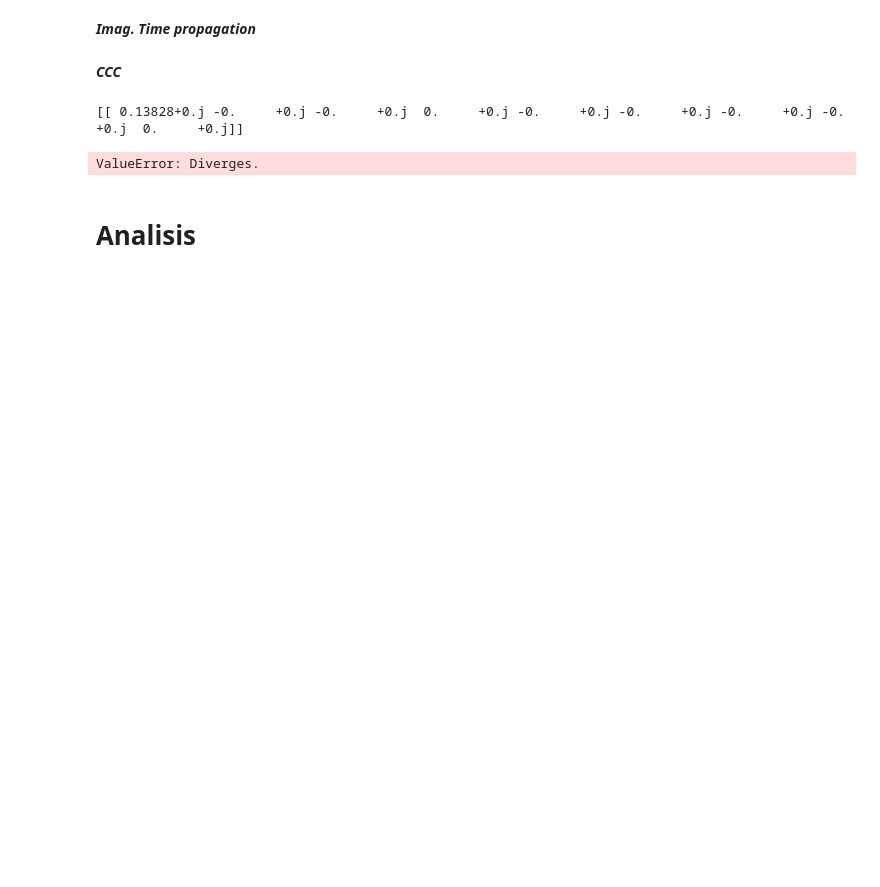
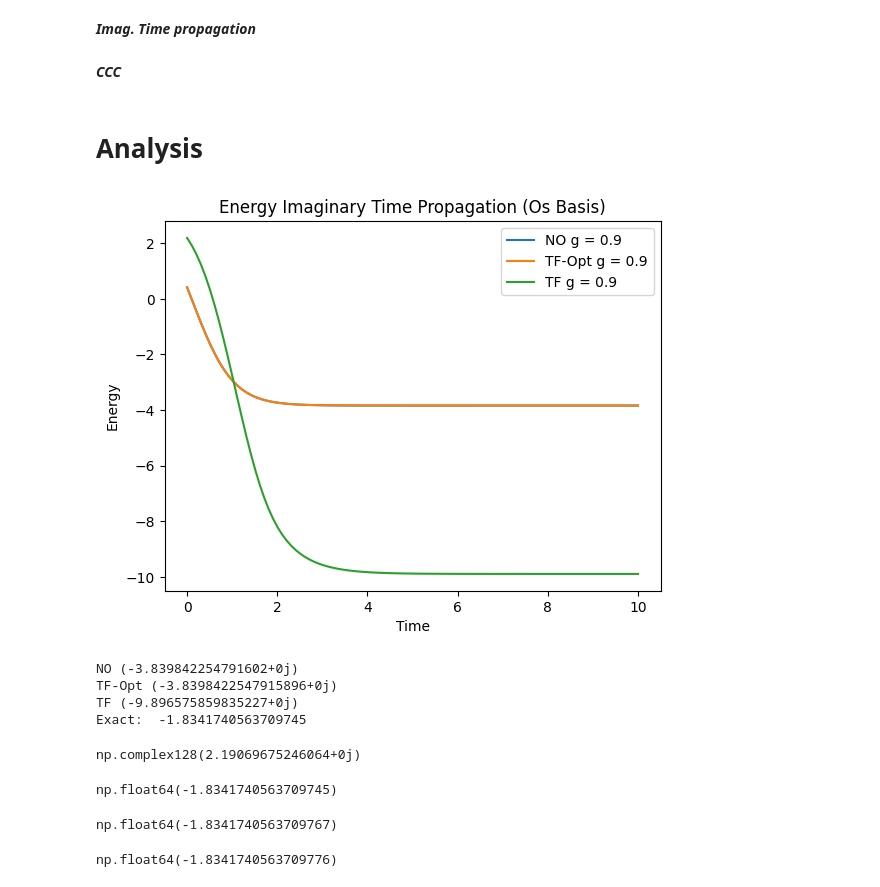
Before and after one commit to Gilfrim/Computational-Analysis-of-Many-Rotor-Systems, a Jupyter notebook: produce_TF_RDM.ipynb, the cells around one changed output. Cells and saved outputs as stored; diff of their text form; code cells hidden in the pictures; blank space fills up the shorter version.

```diff
--- a/produce_TF_RDM.ipynb
+++ b/produce_TF_RDM.ipynb
@@ -474,6 +400,4 @@ array([-0.0011 ,  0.00297,  0.00136, -0.00075,  0.0195 ,  0.00053, -0.00157,  0.
 # %%
-K_opt_grd = opt_grd_basis.T.conj() @ K_tilda @ opt_grd_basis
+K_opt_grd = opt_grd_basis_orderd.T.conj()@ U.T @ K_grouped @ U @ opt_grd_basis_orderd
 
-matrix_p_to_NO_V = np.kron(opt_grd_basis, opt_grd_basis)
-
-V_opt_grd = matrix_p_to_NO_V.conj().T @ V_tilda @ matrix_p_to_NO_V
+V_opt_grd = opt_grd_basis_orderd_kron.conj().T @ U_kron.T @ V_grouped @ U_kron @ opt_grd_basis_orderd_kron
@@ -509,7 +519,9 @@ np.float64(-1.8341740563709767)
 # %%
-H, K_NO, V_NO = hamiltonian_general_dense(state, site, g)
+H_NO, K_NO, V_NO = hamiltonian_general_dense(state, site, g)
 # %%
-eig_val_ED, eig_vec_ED = np.linalg.eigh(H)
+eig_val_ED, eig_vec_ED = np.linalg.eigh(H_NO)
+ground_ED_vec = eig_vec_ED[:, np.argmin(eig_val_ED)]
+ground_ED_vec_norm = ground_ED_vec / ground_ED_vec[0]
 ground_ED = np.min(eig_val_ED)
 ground_ED
 # %% [output]
@@ -522,11 +541,10 @@ time_opt, energy_TD_CCC_opt, one_max_TDCC_opt, two_max_TDCC_opt = int_slow(site,
 time_TF, energy_TD_TF_CCC, one_max_TD_TF_CC, two_max_TD_TF_CC = int_slow(site, state_2, 1, t_init=0, t_final=10, nof_points=10000, import_K_V_TF=True, K_import=K_tilda, V_import=V_tilda.reshape(state_2, state_2, state_2, state_2))
 # %%
 time, energy_TD_CCC, one_max_TDCC, two_max_TDCC = int_slow(site, state, 1, t_init=0, t_final=10, nof_points=10000, import_K_V_TF=True, K_import=K_NO, V_import=V_NO.reshape(state, state, state, state))
+# %%
+time, energy_TD_CCC, one_max_TDCC, two_max_TDCC = int_slow(site, state, 1, t_init=0, t_final=10, nof_points=10000, import_K_V_TF=True, K_import=K_NO, V_import=V_NO.reshape(state, state, state, state))
 # %% [markdown]
 ***CCC***
 # %%
-energy_CCC, t_1, t_2 = t_periodic(site, state_2, 1, K_import=K_opt_grd, V_import=V_opt_grd.reshape(state_2, state_2, state_2, state_2), Import=True)
+# energy_CCC, t_1, t_2 = t_periodic(site, state_2, 1, K_import=K_opt_grd, V_import=V_opt_grd.reshape(state_2, state_2, state_2, state_2), Import=True)
-# %% [output]
-[[ 0.13828+0.j -0.     +0.j -0.     +0.j  0.     +0.j -0.     +0.j -0.     +0.j -0.     +0.j -0.     +0.j  0.     +0.j]]
-ValueError: Diverges.
 # %%
@@ -536,19 +554,38 @@ one_max, two_max, energy_CCC, t_1, t_2 = t_periodic(site, state, g, NO=True)
 # %% [markdown]
-# Analisis
+# Analysis
 # %%
 plt.plot(time, -energy_TD_CCC, label=f"NO g = {g}")
 plt.plot(time_opt, -energy_TD_CCC_opt, label=f"TF-Opt g = {g}")
 plt.plot(time_TF, -energy_TD_TF_CCC, label=f"TF g = {g}")
-plt.title("Energy Imaginary Time Propagation")
+plt.title("Energy Imaginary Time Propagation (Os Basis)")
 plt.xlabel("Time")
 plt.ylabel("Energy")
 plt.legend()
 plt.show()
 
-print("NO", energy_TD_CCC[-1])
-print("TF-Opt", energy_TD_CCC_opt[-1])
-print("TF", energy_TD_TF_CCC[-1])
+print("NO", -energy_TD_CCC[-1])
+print("TF-Opt", -energy_TD_CCC_opt[-1])
+print("TF", -energy_TD_TF_CCC[-1])
+print("Exact: ", ground_ED)
+# %% [output]
+[figure, added]
+NO (-3.839842254791602+0j)
+TF-Opt (-3.8398422547915896+0j)
+TF (-9.896575859835227+0j)
+Exact:  -1.8341740563709745
+# %%
+e_0_os
+# %% [output]
+np.complex128(2.19069675246064+0j)
+# %%
+ground_ED
+# %% [output]
+np.float64(-1.8341740563709745)
 # %%
-ground_TF_opt_ED
+ground_TF_os_ED
+# %% [output]
+np.float64(-1.8341740563709767)
 # %%
-energy_TD_CCC_opt[-1]
+ground_TF_ED
+# %% [output]
+np.float64(-1.8341740563709776)
```
Also changed, not shown: parts of 117 cells of this notebook, 19 other files.
